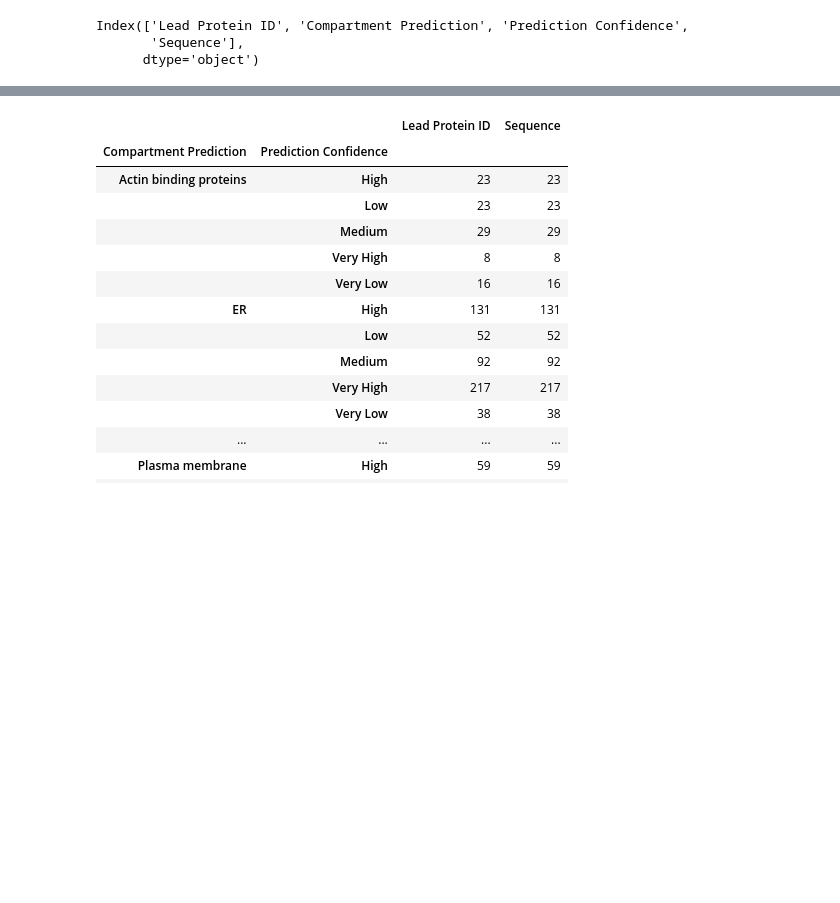
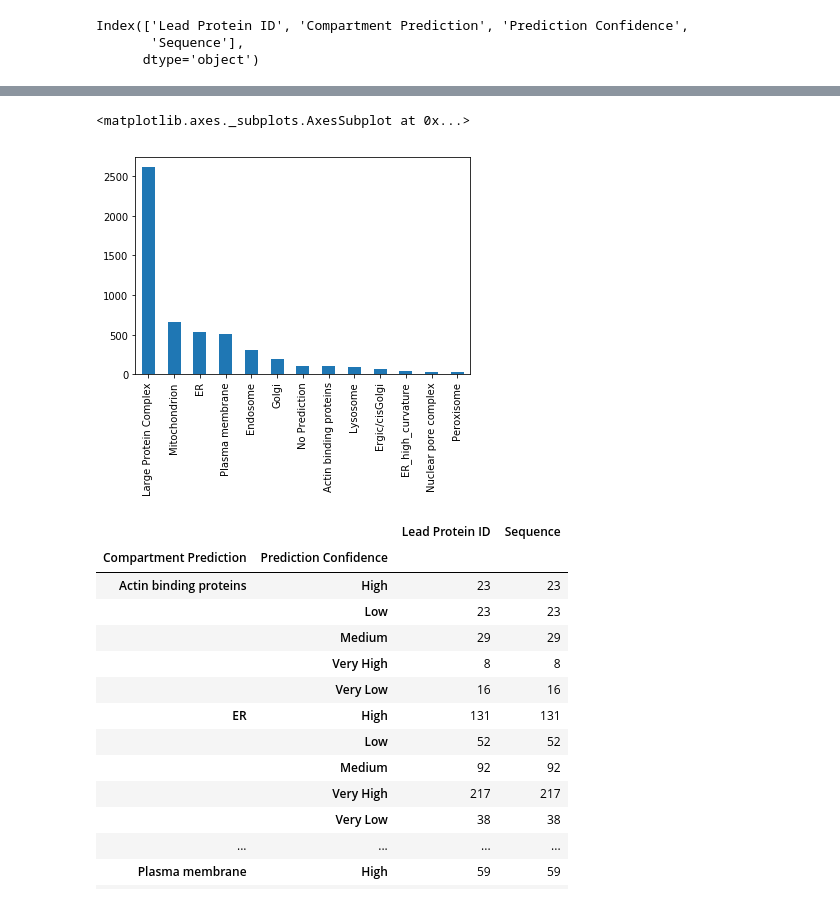
Before and after one commit to JulieRojas/Protein_Localisation_ML, a Jupyter notebook: Analysis_data.ipynb, the cells around one changed output, grey strips where cells are left out. Saved outputs shown, nothing was run; the diff lists cells and outputs as text; code cells hidden in the pictures; blank space fills up the shorter version.

```diff
--- a/Analysis_data.ipynb
+++ b/Analysis_data.ipynb
@@ -22,3 +58,8 @@ Index(['Lead Protein ID', 'Compartment Prediction', 'Prediction Confidence',
+# %%
+df['Compartment Prediction'].value_counts().plot.bar()
+# %% [output]
+<matplotlib.axes._subplots.AxesSubplot at 0x...>
+[figure, added]
 # %%
 df.groupby(["Compartment Prediction", "Prediction Confidence"]).count()
 # %% [output]
```
Also changed, not shown: parts of 10 cells of this notebook, 4 other files.
